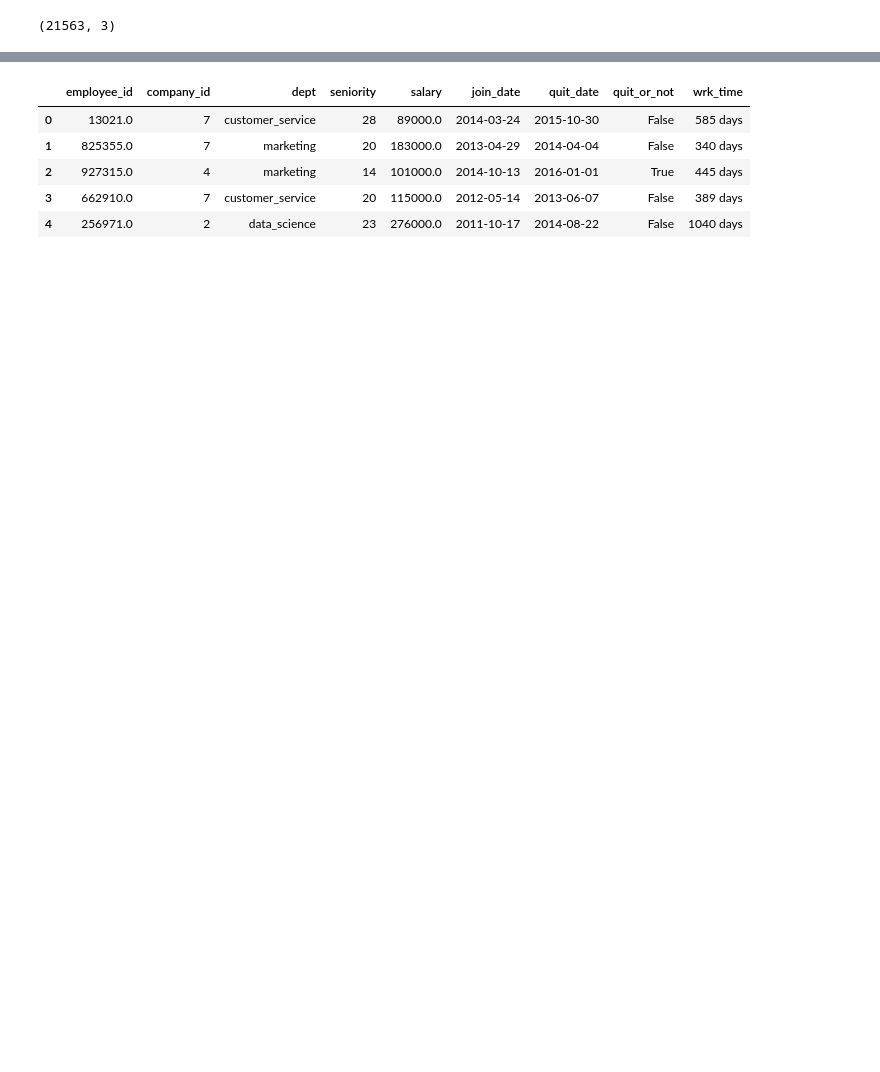
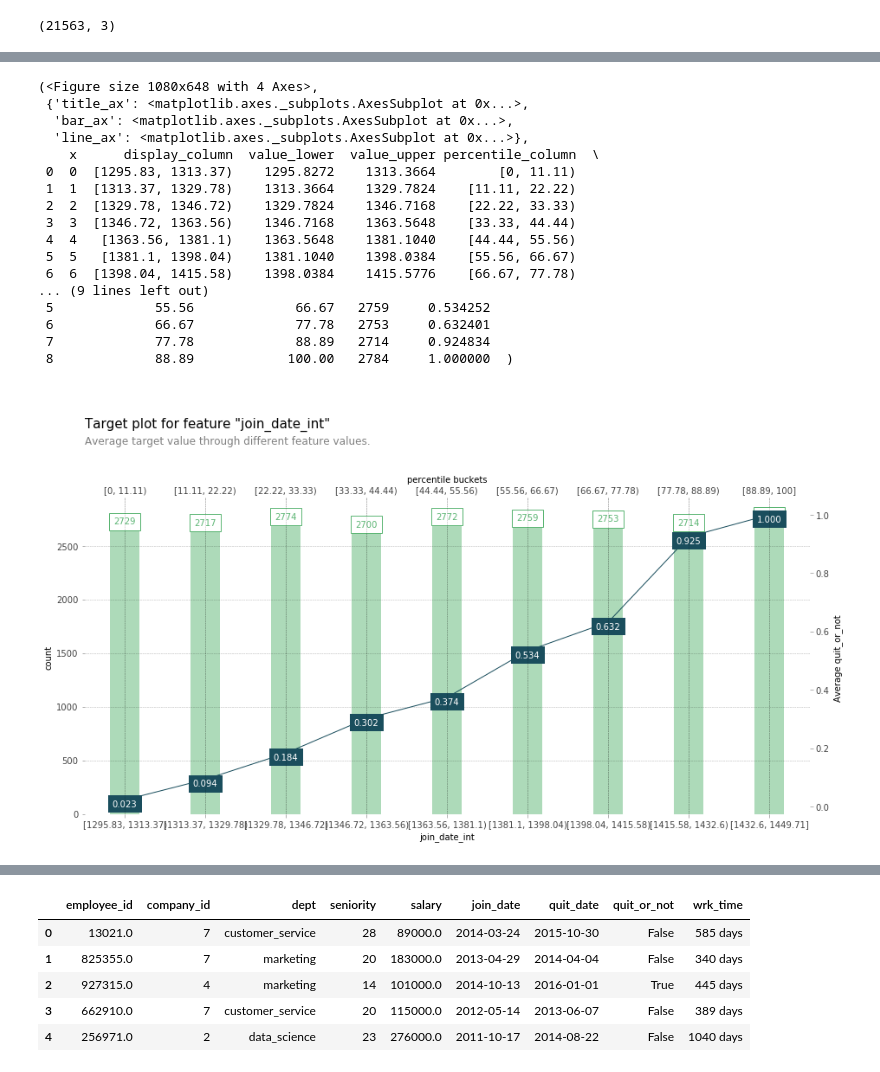
Before and after one commit to crazywiden/Leetcode_daily_submit, a Jupyter notebook: 20e/Employee retention.ipynb, the cells around one changed output, grey strips where cells are left out. Saved outputs shown, nothing was run; the diff lists cells and outputs as text; code cells hidden in the pictures; blank space fills up the shorter version.

```diff
--- a/20e/Employee retention.ipynb
+++ b/20e/Employee retention.ipynb
@@ -131,0 +210,22 @@ dt['quit_or_not'] = dt['quit_date'].isna()
+# %%
+target_plot(
+    df=dt, feature='join_date_int', feature_name='join_date_int', target='quit_or_not', show_percentile=True)
+# %% [output]
+(<Figure size 1080x648 with 4 Axes>,
+ {'title_ax': <matplotlib.axes._subplots.AxesSubplot at 0x...>,
+  'bar_ax': <matplotlib.axes._subplots.AxesSubplot at 0x...>,
+  'line_ax': <matplotlib.axes._subplots.AxesSubplot at 0x...>},
+    x      display_column  value_lower  value_upper percentile_column  \
+ 0  0  [1295.83, 1313.37)    1295.8272    1313.3664        [0, 11.11)
+ 1  1  [1313.37, 1329.78)    1313.3664    1329.7824    [11.11, 22.22)
+ 2  2  [1329.78, 1346.72)    1329.7824    1346.7168    [22.22, 33.33)
+ 3  3  [1346.72, 1363.56)    1346.7168    1363.5648    [33.33, 44.44)
+ 4  4   [1363.56, 1381.1)    1363.5648    1381.1040    [44.44, 55.56)
+ 5  5   [1381.1, 1398.04)    1381.1040    1398.0384    [55.56, 66.67)
+ 6  6  [1398.04, 1415.58)    1398.0384    1415.5776    [66.67, 77.78)
+... (9 lines left out)
+ 5             55.56             66.67   2759     0.534252
+ 6             66.67             77.78   2753     0.632401
+ 7             77.78             88.89   2714     0.924834
+ 8             88.89            100.00   2784     1.000000  )
+[figure, added]
```
Also changed, not shown: parts of 76 cells of this notebook.
